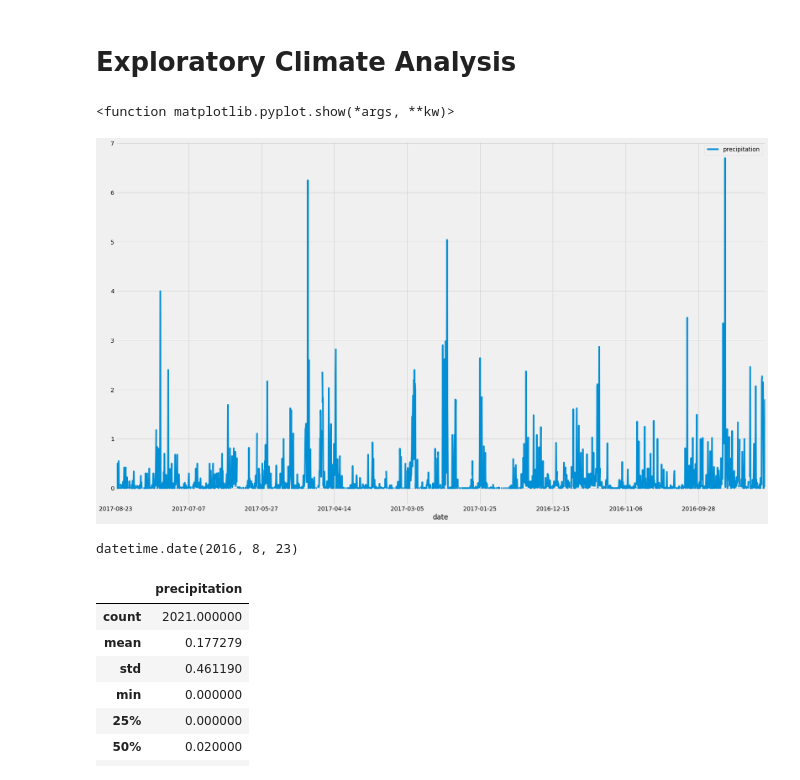
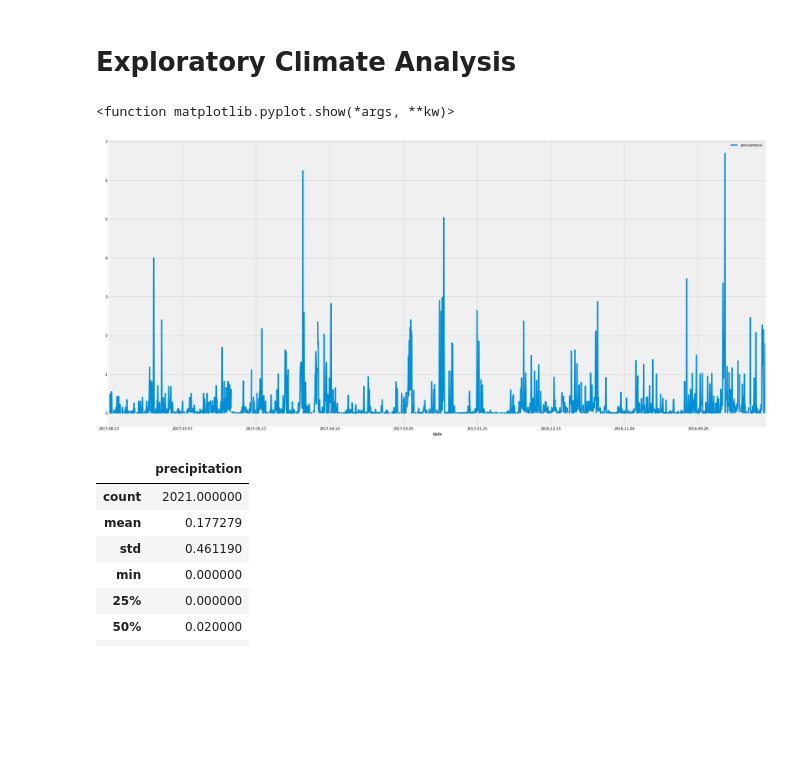
Before and after one commit to sajmera9/sqlalchemy-challenge, a Jupyter notebook: Instructions/climate_starter.ipynb, the cells around one changed output. Saved outputs shown, nothing was run; the diff lists cells and outputs as text; code cells hidden in the pictures; blank space fills up the shorter version.

```diff
--- a/Instructions/climate_starter.ipynb
+++ b/Instructions/climate_starter.ipynb
@@ -66,31 +66,27 @@ elevation FLOAT
 # %%
 # Design a query to retrieve the last 12 months of precipitation data and plot the results
 
 # Calculate the date 1 year ago from the last data point in the database
 engine.execute('SELECT * FROM measurement').fetchall()
 session.query(Measurement.date).order_by(Measurement.date.desc()).first()
 query_date = dt.date(2017, 8, 23) - dt.timedelta(days=365)
 #print(query_date)
 
 # Perform a query to retrieve the data and precipitation scores
 results = session.query(Measurement.date, Measurement.prcp).\
     filter(Measurement.date >= dt.date(2016, 8, 23)).order_by(Measurement.date.desc()).all()
 
 # Save the query results as a Pandas DataFrame and set the index to the date column
 df = pd.DataFrame(results, columns=['date', 'precipitation'])
 df.set_index('date', inplace=True)
 df
 
 # Use Pandas Plotting with Matplotlib to plot the data
-df.plot(figsize=(25,15))
+df.plot(figsize=(30,15))
 plt.show
 # %% [output]
 <function matplotlib.pyplot.show(*args, **kw)>
-[figure, old version]
+[figure, new version]
-# %%
-dt.date(2016, 8, 23)
-# %% [output]
-datetime.date(2016, 8, 23)
 # %%
 # Use Pandas to calcualte the summary statistics for the precipitation data
 df.describe()
```
Also changed, not shown: parts of 14 cells of this notebook.
